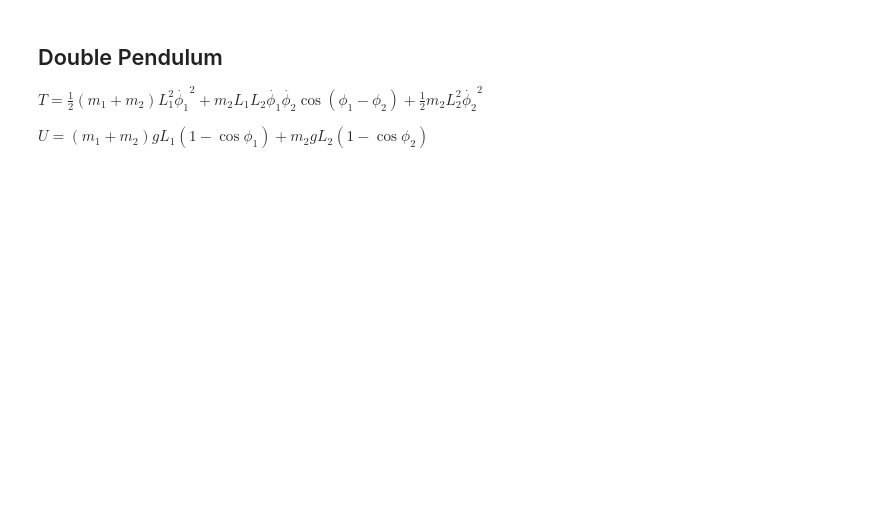
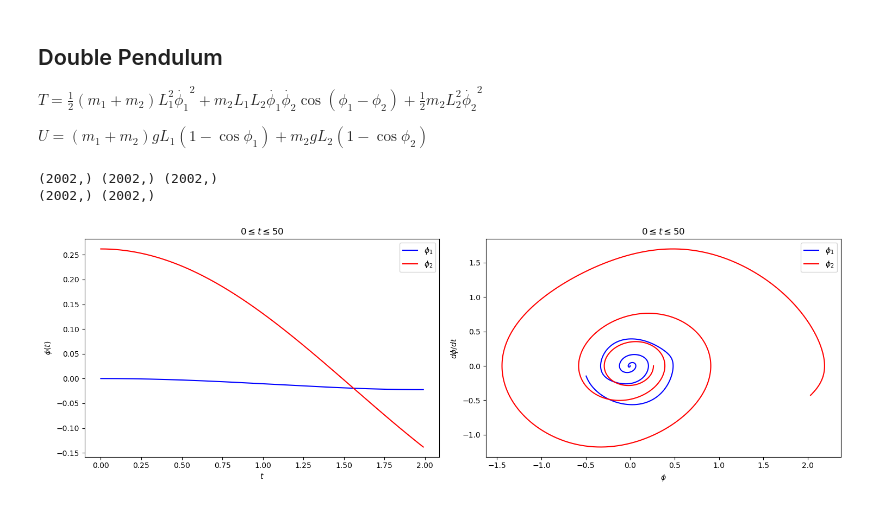
Before and after one commit to sGourapura/TheorMech5300, a Jupyter notebook: Final/DoublePend.ipynb, the cells around one changed output. Cells and saved outputs as stored; diff of their text form; code cells hidden in the pictures; blank space fills up the shorter version.

```diff
--- a/Final/DoublePend.ipynb
+++ b/Final/DoublePend.ipynb
@@ -113,0 +176,79 @@ class DoublePendulum():
+# %%
+# both plots: same initial conditions
+phi1_0     = 0
+phi1_dot_0 = 0.
+phi2_0     = np.pi/12.
+phi2_dot_0 = 0.
+
+phi1, phi1_dot, phi2, phi2_dot = dp1.solve_ode(t_pts, phi1_0, phi1_dot_0, phi2_0, phi2_dot_0)
+
+print(t_pts.shape, phi1.shape, phi2.shape)
+print(phi1_dot.shape, phi2_dot.shape)
+
+# start the plot!
+fig = plt.figure(figsize=(15,5))
+'''
+overall_title = 'Double Pendulum:  ' + \
+                rf' $m1 = {m1:.2f},$' + \
+                rf' $m2 = {m2:.2f},$' + \
+                rf' $L1 = {L1:.2f},$' + \
+                rf' $L2 = {L2:.2f},$' + \
+                rf' $g = {g:.2f},$' + \
+                rf' $\phi_1(0) = {phi1_0:.2f},$' + \
+                rf' $\phi_1_dot(0) = {phi1_dot_0:.2f},$' + \
+                rf' $\phi_2(0) = {phi2_0:.2f},$' + \
+                rf' $\phi_2_dot(0) = {phi2_dot_0:.2f},$' +\
+                '\n'     # \n means a new line (adds some space here)
+fig.suptitle(overall_title, va='baseline')
+'''
+# first plot: plot from t=0 to t=10
+ax_a = fig.add_subplot(1,2,1)
+
+start, stop = start_stop_indices(t_pts, 0., 2.)
+plot_y_vs_x(t_pts[start : stop], phi1[start : stop],
+            axis_labels=phi_vs_time_labels,
+            color='blue',
+            label=r"$\phi_1$",
+            title=r'$0 \leq t \leq 50$',
+            ax=ax_a)
+plot_y_vs_x(t_pts[start : stop], phi2[start : stop],
+            axis_labels=phi_vs_time_labels,
+            color='red',
+            label=r"$\phi_2$",
+            title=r'$0 \leq t \leq 50$',
+            ax=ax_a)
+'''
+# second plot: plot from t=40 to t=50
+ax_b = fig.add_subplot(1,3,2)
+
+start, stop = start_stop_indices(t_pts, 40., 50.)
+plot_y_vs_x(t_pts[start : stop], phi[start : stop],
+            axis_labels=phi_vs_time_labels,
+            color='blue',
+            label=None,
+            title='(b)',
+            ax=ax_b)
+'''
+# third plot: state space plot from t=30 to t=50
+ax_c = fig.add_subplot(1,2,2)
+
+start, stop = start_stop_indices(t_pts, 0., 50.)
+plot_y_vs_x(phi1[start : stop], phi1_dot[start : stop],
+            axis_labels=state_space_labels,
+            color='blue',
+            label=r"$\phi_1$",
+            title=r'$0 \leq t \leq 50$',
+            ax=ax_c)
+plot_y_vs_x(phi2[start : stop], phi2_dot[start : stop],
+            axis_labels=state_space_labels,
+            color='red',
+            label=r"$\phi_2$",
+            title=r'$0 \leq t \leq 50$',
+            ax=ax_c)
+
+fig.tight_layout()
+fig.savefig('DoublePend.png', bbox_inches='tight')  # always bbox_inches='tight'
+# %% [output]
+(2002,) (2002,) (2002,)
+(2002,) (2002,)
+[figure, added]
```
Also changed, not shown: parts of 3 cells of this notebook, 1 other file.
